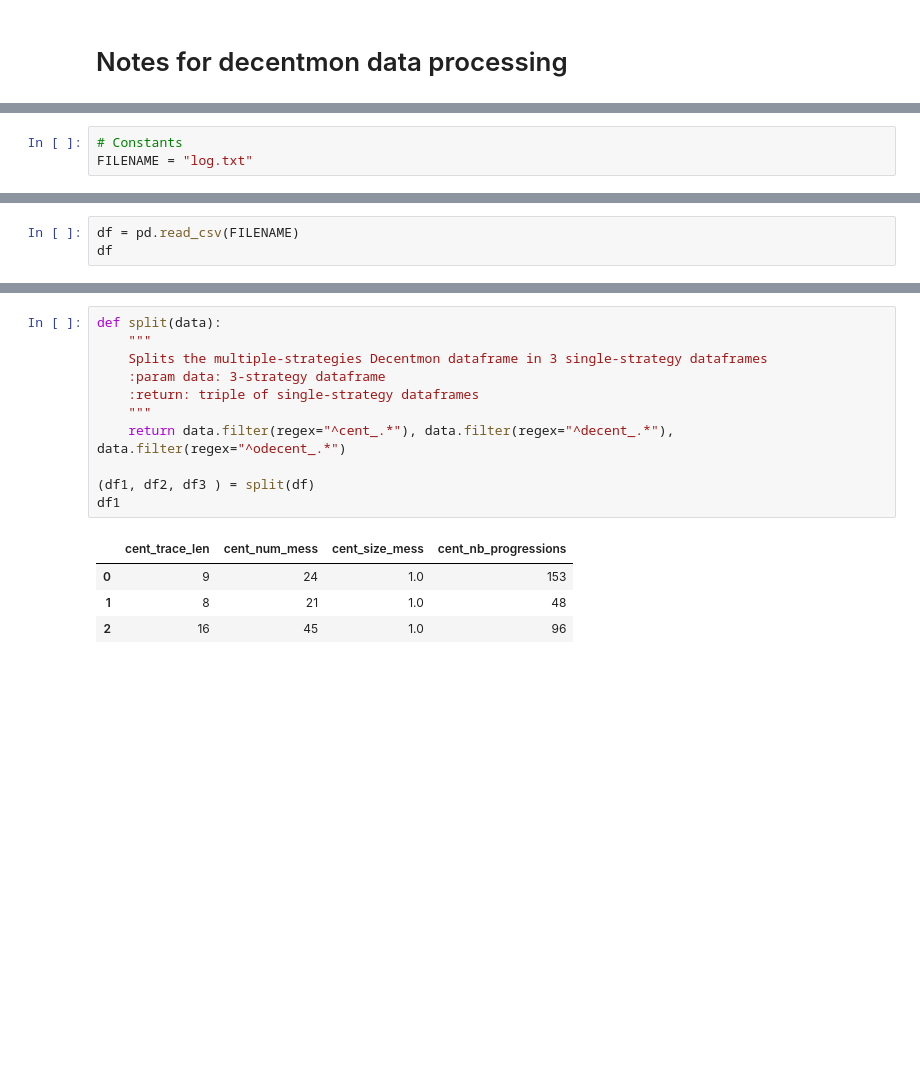
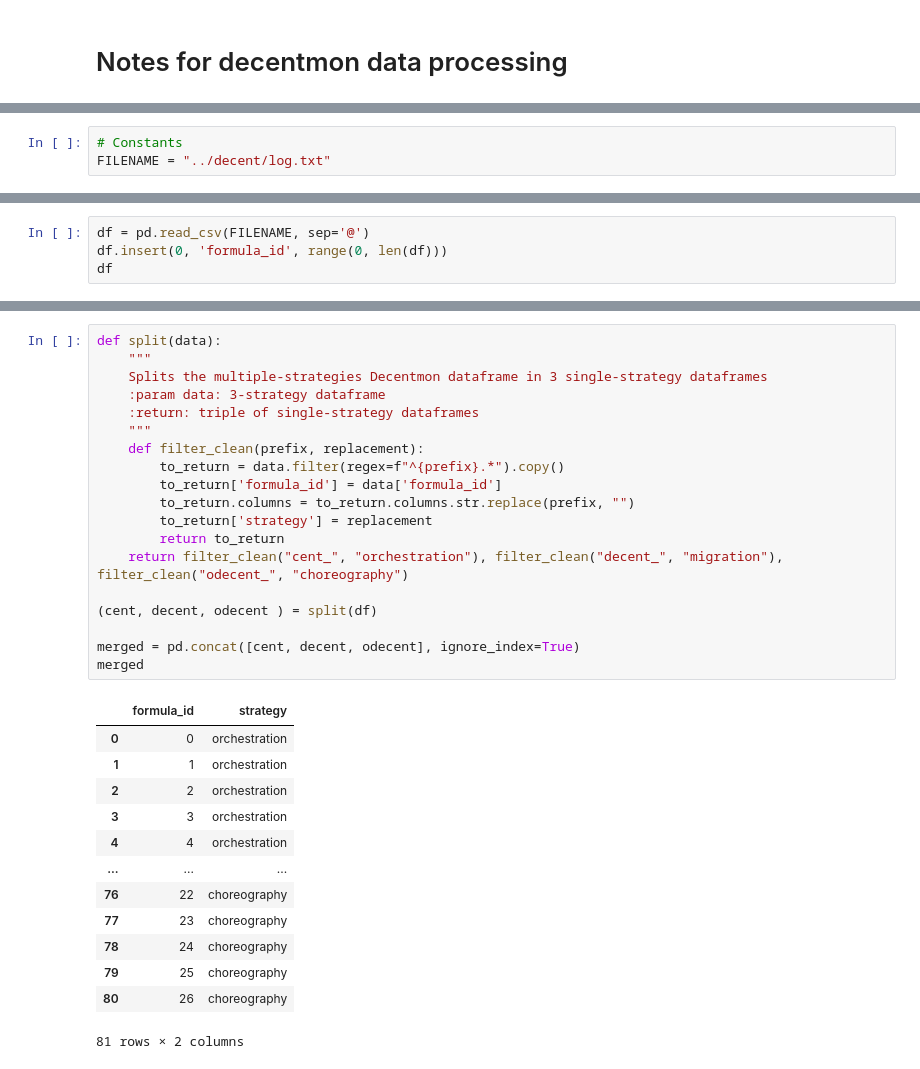
Before and after one commit to ennioVisco/predicting-decentmon, a Jupyter notebook: main.ipynb, the cells around one changed output, grey strips where cells are left out. Drawn from its saved outputs; the diff is of its cells as text; blank space fills up the shorter version.

```diff
--- a/main.ipynb
+++ b/main.ipynb
@@ -26,5 +31,5 @@ Requirement already satisfied: six>=1.5 in ./venv/lib/python3.8/site-packages (f
 # %%
 # Constants
-FILENAME = "log.txt"
+FILENAME = "../decent/log.txt"
 # %%
 # idempotent transformation of input file to csv
@@ -38,4 +43,5 @@ file.close()
 # %%
-df = pd.read_csv(FILENAME)
+df = pd.read_csv(FILENAME, sep='@')
+df.insert(0, 'formula_id', range(0, len(df)))
 df
 # %% [output]
@@ -46,16 +65,33 @@ df
 # %%
 def split(data):
     """
     Splits the multiple-strategies Decentmon dataframe in 3 single-strategy dataframes
     :param data: 3-strategy dataframe
     :return: triple of single-strategy dataframes
     """
-    return data.filter(regex="^cent_.*"), data.filter(regex="^decent_.*"), data.filter(regex="^odecent_.*")
+    def filter_clean(prefix, replacement):
+        to_return = data.filter(regex=f"^{prefix}.*").copy()
+        to_return['formula_id'] = data['formula_id']
+        to_return.columns = to_return.columns.str.replace(prefix, "")
+        to_return['strategy'] = replacement
+        return to_return
+    return filter_clean("cent_", "orchestration"), filter_clean("decent_", "migration"), filter_clean("odecent_", "choreography")
 
-(df1, df2, df3 ) = split(df)
-df1
+(cent, decent, odecent ) = split(df)
+
+merged = pd.concat([cent, decent, odecent], ignore_index=True)
+merged
 # %% [output]
-|  | cent_trace_len | cent_num_mess | cent_size_mess | cent_nb_progressions |
-| 0 | 9 | 24 | 1.0 | 153 |
-| 1 | 8 | 21 | 1.0 | 48 |
-| 2 | 16 | 45 | 1.0 | 96 |
+|  | formula_id | strategy |
+| 0 | 0 | orchestration |
+| 1 | 1 | orchestration |
+| 2 | 2 | orchestration |
+| 3 | 3 | orchestration |
+| 4 | 4 | orchestration |
+| ... | ... | ... |
+| 76 | 22 | choreography |
+| 77 | 23 | choreography |
+| 78 | 24 | choreography |
+| 79 | 25 | choreography |
+| 80 | 26 | choreography |
+81 rows × 2 columns
```
Also changed, not shown: parts of 9 cells of this notebook.
